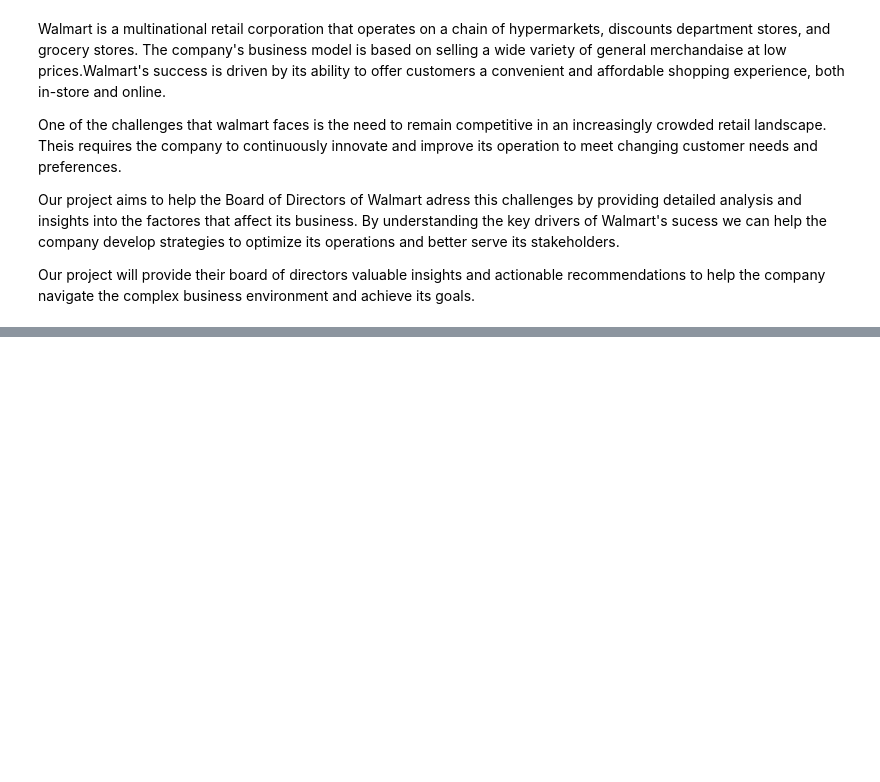
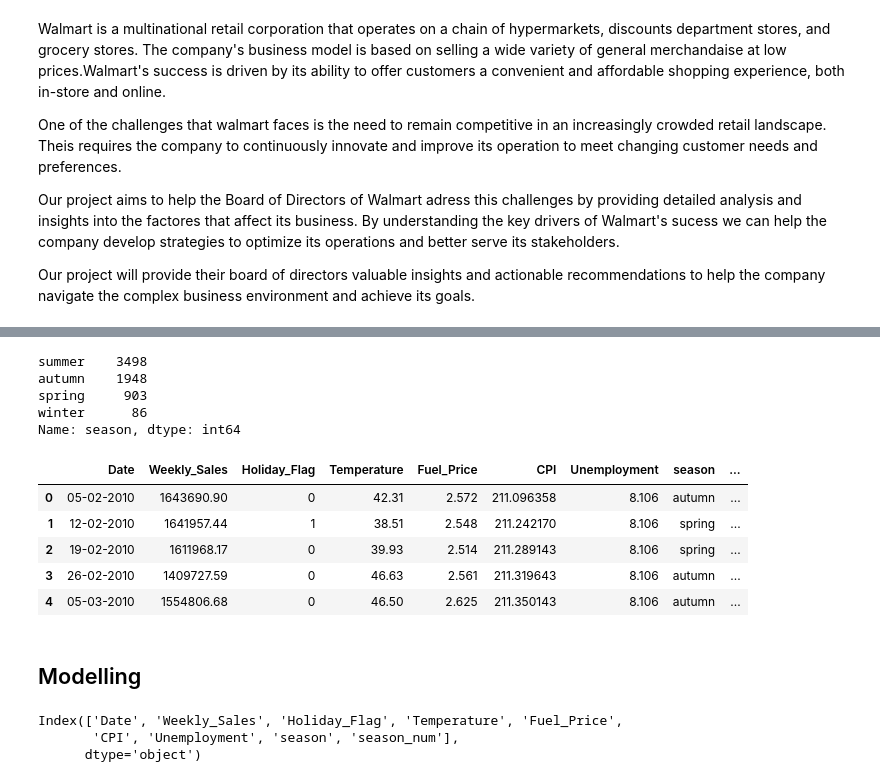
Before and after one commit to raphiqi/Practice-Project3, a Jupyter notebook: Notebook.ipynb, the cells around one changed output, grey strips where cells are left out. Saved outputs shown, nothing was run; the diff lists cells and outputs as text; code cells hidden in the pictures; blank space fills up the shorter version.

```diff
--- a/Notebook.ipynb
+++ b/Notebook.ipynb
@@ -15,0 +191,30 @@ The problem this project aims to address is the need for a better understanding
+# %%
+#Season Mapping
+season_map = {
+    "summer" : [1, (60, 120)],
+    "autumn"     : [2,  (40, 60)],
+    "winter"     : [3,  (-20, 20)],
+    "spring"     : [4,  (20, 40)],
+}
+# %%
+# Function to Map Season Conditions
+def map_season(value):
+    for i in season_map:
+        if ((value > season_map[i][1][0]) & (value <= season_map[i][1][1])):
+            return i
+        else:
+            pass
+
+
+def map_season_numerically(value):
+    for i in season_map:
+        if ((value > season_map[i][1][0]) & (value <= season_map[i][1][1])):
+            return season_map[i][0]
+        else:
+            pass
+# %%
+df["season"] = df["Temperature"].apply(map_season)
+
+# Apply Numerical Weather Mapping to Dataframe
+df["season_num"] = df["Temperature"].apply(map_season_numerically)
+df[["Temperature", "season", "season_num"]].head()
@@ -15,0 +237,20 @@ The problem this project aims to address is the need for a better understanding
+# %%
+# checking Season Values
+df["season"].value_counts()
+# %% [output]
+summer    3498
+autumn    1948
+spring     903
+winter      86
+Name: season, dtype: int64
+# %%
+df.head()
+# %% [output]
+|  | Date | Weekly_Sales | Holiday_Flag | Temperature | Fuel_Price | CPI | Unemployment | season | ... |
+| 0 | 05-02-2010 | 1643690.90 | 0 | 42.31 | 2.572 | 211.096358 | 8.106 | autumn | ... |
+| 1 | 12-02-2010 | 1641957.44 | 1 | 38.51 | 2.548 | 211.242170 | 8.106 | spring | ... |
+| 2 | 19-02-2010 | 1611968.17 | 0 | 39.93 | 2.514 | 211.289143 | 8.106 | spring | ... |
+| 3 | 26-02-2010 | 1409727.59 | 0 | 46.63 | 2.561 | 211.319643 | 8.106 | autumn | ... |
+| 4 | 05-03-2010 | 1554806.68 | 0 | 46.50 | 2.625 | 211.350143 | 8.106 | autumn | ... |
+# %% [markdown]
+## Modelling
@@ -15,0 +259,6 @@ The problem this project aims to address is the need for a better understanding
+# %%
+df.columns
+# %% [output]
+Index(['Date', 'Weekly_Sales', 'Holiday_Flag', 'Temperature', 'Fuel_Price',
+       'CPI', 'Unemployment', 'season', 'season_num'],
+      dtype='object')
```
Also changed, not shown: parts of 27 cells of this notebook.
